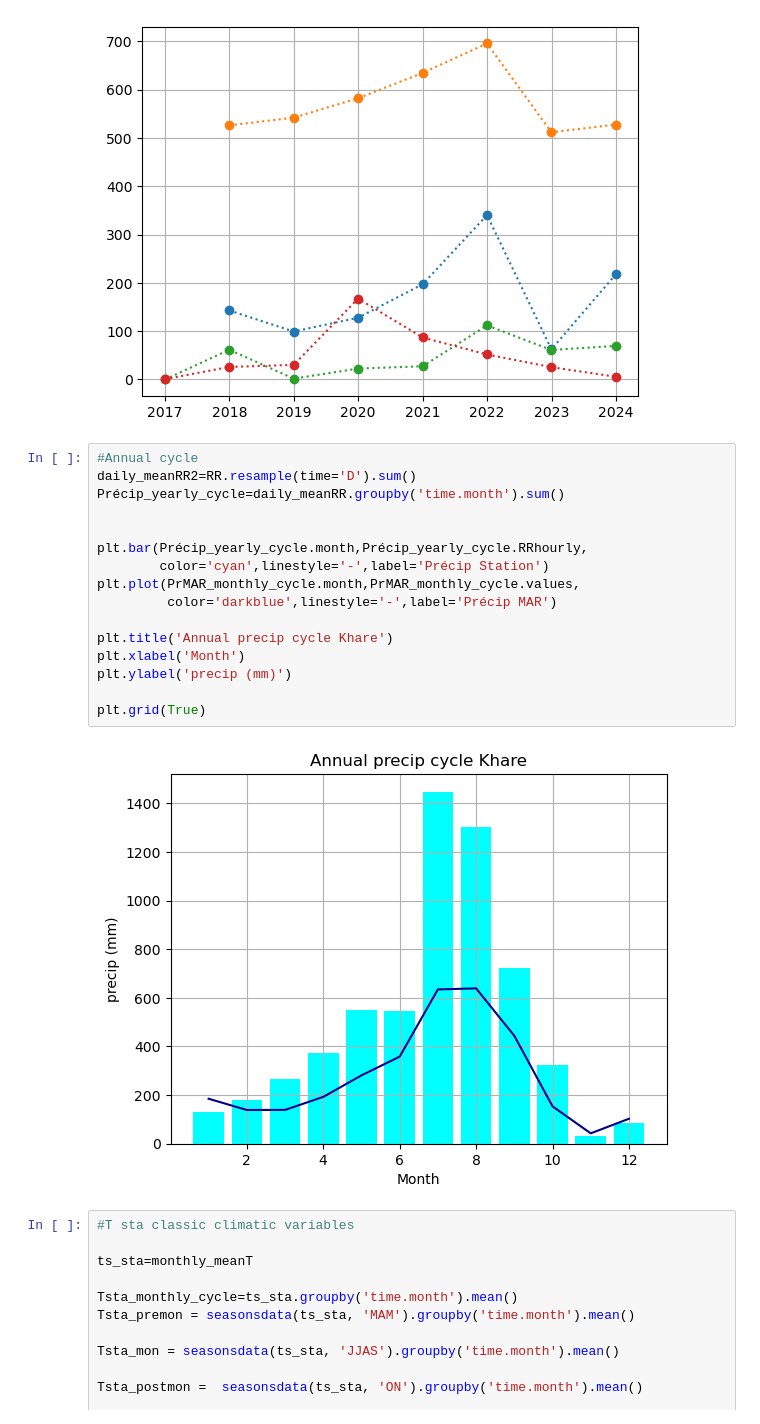
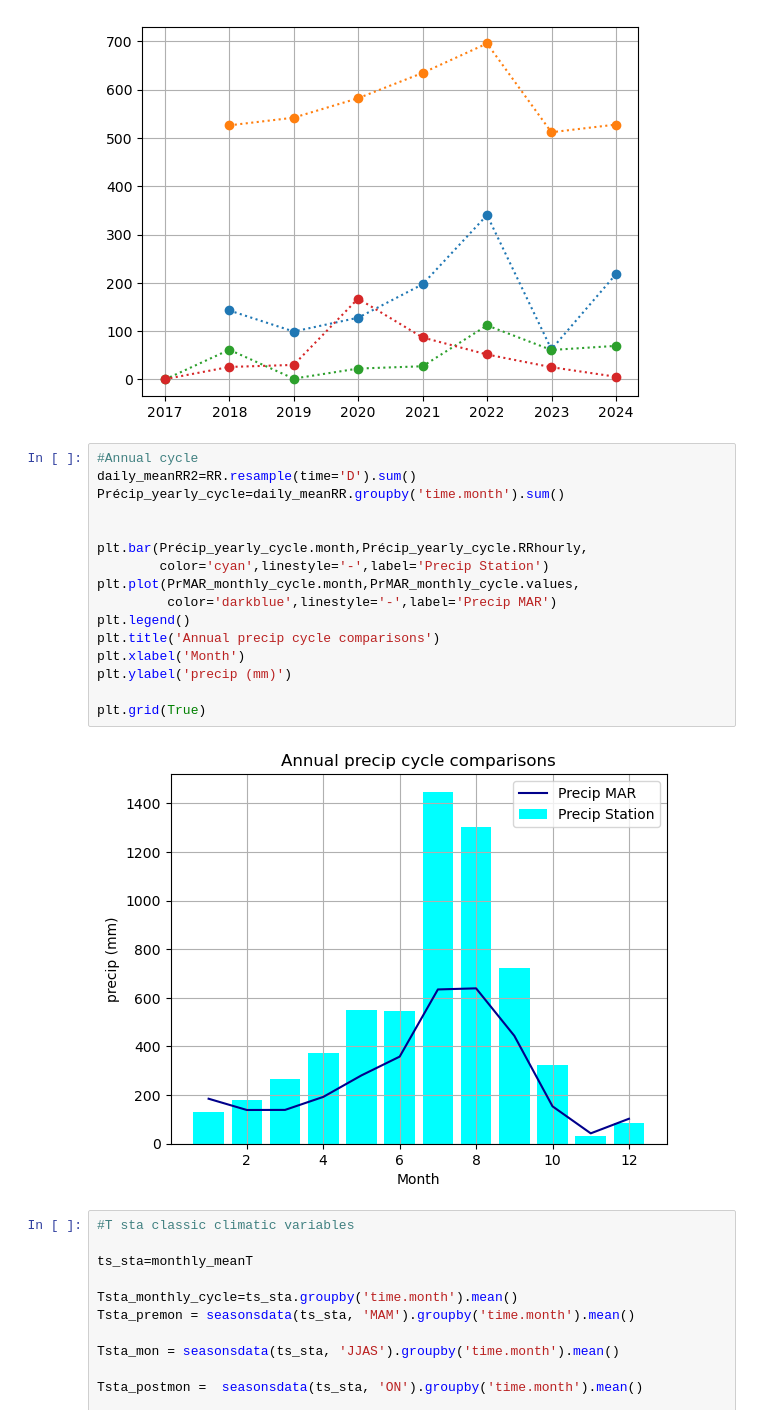
Before and after one commit to Andeol-ramb/MAR_HMA_GLACIOCLIM_Comparisons, a Jupyter notebook: TimeSeries_Ts_Pr_Khare_MAR_16-23.ipynb, the cells around one changed output. Saved outputs shown, nothing was run; the diff lists cells and outputs as text.

```diff
--- a/TimeSeries_Ts_Pr_Khare_MAR_16-23.ipynb
+++ b/TimeSeries_Ts_Pr_Khare_MAR_16-23.ipynb
@@ -322,21 +327,21 @@ plt.grid(True)
 # %%
 #Annual cycle
 daily_meanRR2=RR.resample(time='D').sum()
 Précip_yearly_cycle=daily_meanRR.groupby('time.month').sum()
 
 
 plt.bar(Précip_yearly_cycle.month,Précip_yearly_cycle.RRhourly,
-        color='cyan',linestyle='-',label='Précip Station')
+        color='cyan',linestyle='-',label='Precip Station')
 plt.plot(PrMAR_monthly_cycle.month,PrMAR_monthly_cycle.values,
-         color='darkblue',linestyle='-',label='Précip MAR')
-
-plt.title('Annual precip cycle Khare')
+         color='darkblue',linestyle='-',label='Precip MAR')
+plt.legend()
+plt.title('Annual precip cycle comparisons')
 plt.xlabel('Month')
 plt.ylabel('precip (mm)')
 
 plt.grid(True)
 # %% [output]
-[figure, old version]
+[figure, new version]
 # %%
 #T sta classic climatic variables
 
```
Also changed, not shown: parts of 3 cells of this notebook.
